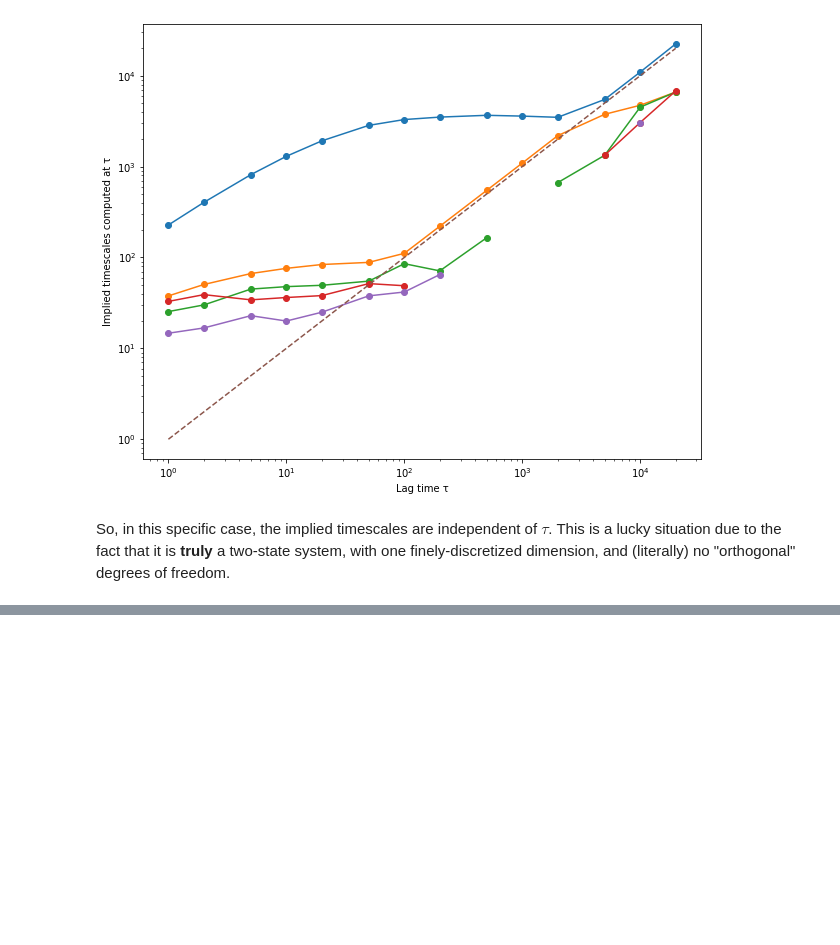
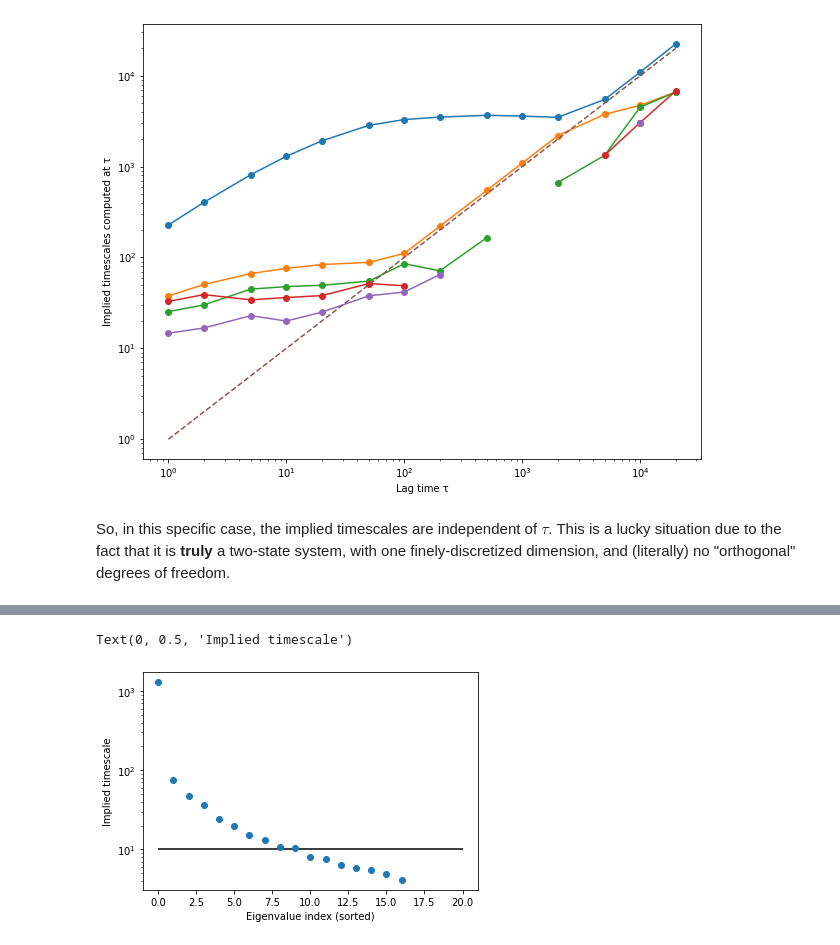
Before and after one commit to giorginolab/2020-Markov-Tutorial-BCN, a Jupyter notebook: Markov_Tutorial_BCN_2020.ipynb, the cells around one changed output, grey strips where cells are left out. Cells and saved outputs as stored; diff of their text form; code cells hidden in the pictures; blank space fills up the shorter version.

```diff
--- a/Markov_Tutorial_BCN_2020.ipynb
+++ b/Markov_Tutorial_BCN_2020.ipynb
@@ -494,0 +517,25 @@ and (literally) no "orthogonal" degrees of freedom.
+# %%
+tau = 10
+
+N = 100       # Number of microstates (the X positions)
+
+# Transition count matrix
+TM = np.zeros((N,N))
+
+# As above, but loop over the trajectories. Counts get accumulated
+# in the same matrix
+for traj in d_ensemble:
+  TM_k = compute_transition_count_matrix(traj, tau)
+  TM = TM + TM_k
+
+ev_ensemble = evanalysis(TM, tau, 20)
+taus_ensemble = ev_ensemble['taus']
+# %%
+plt.semilogy(ev_ensemble['taus'],'o')
+plt.hlines(tau, xmin=0, xmax=20)
+
+plt.xlabel("Eigenvalue index (sorted)")
+plt.ylabel("Implied timescale")
+# %% [output]
+Text(0, 0.5, 'Implied timescale')
+[figure, added]
```
Also changed, not shown: parts of 20 cells of this notebook.
